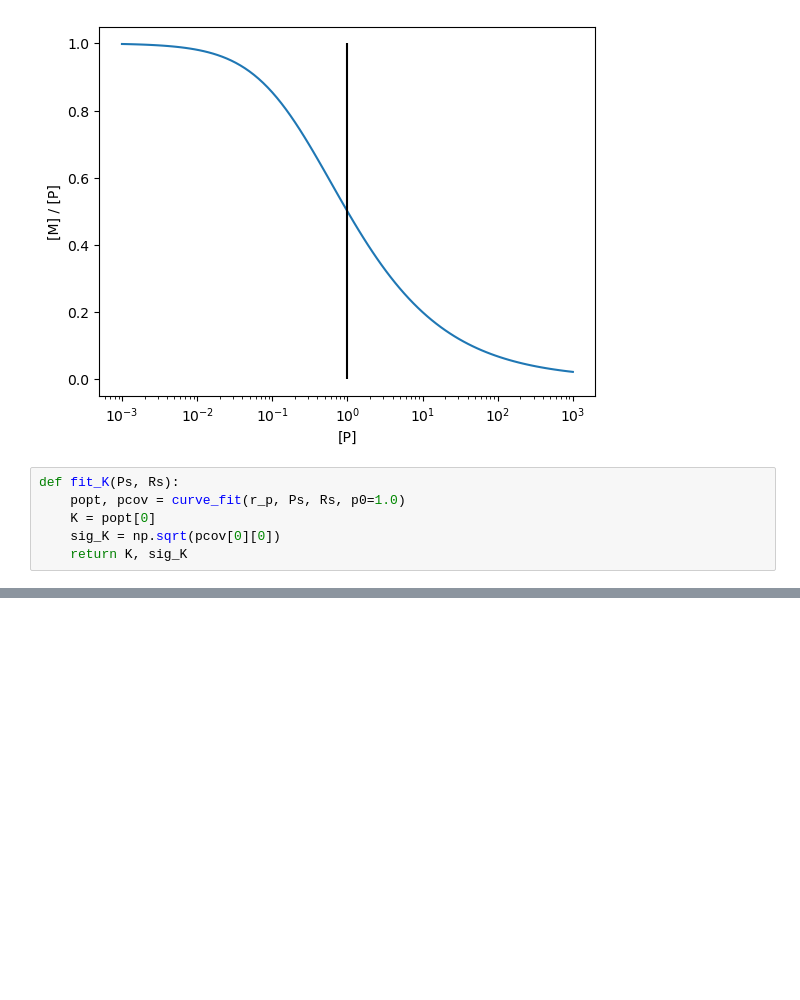
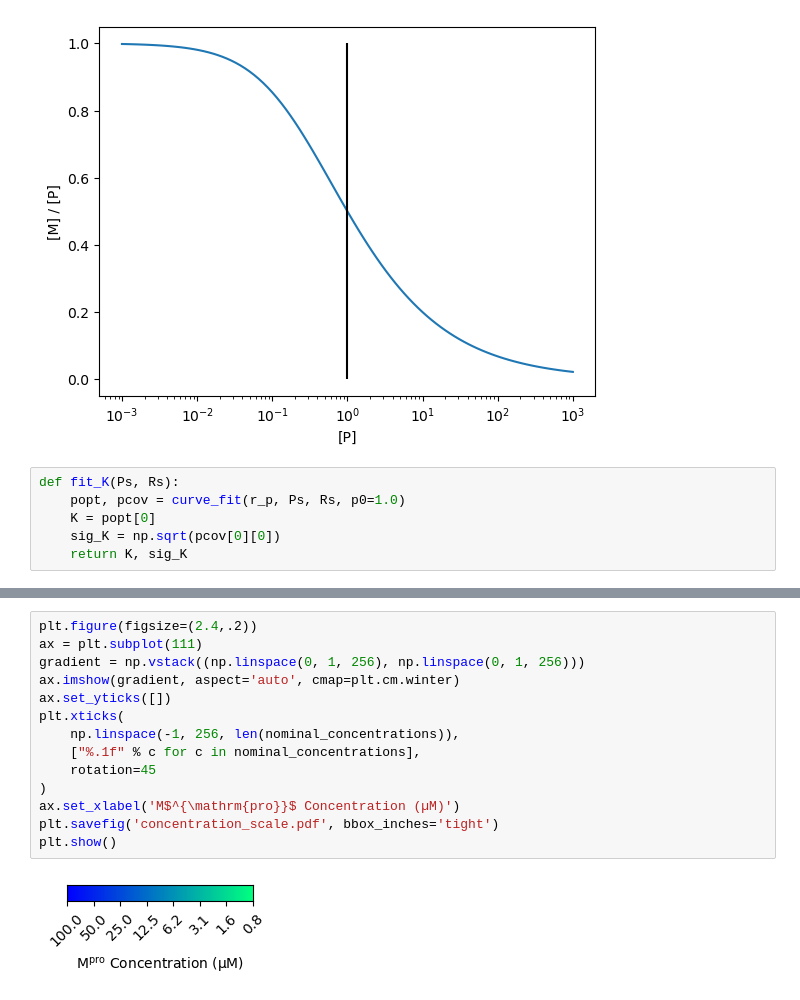
Before and after one commit to tjlane/mpro-oxidation, a Jupyter notebook: plot_sec.ipynb, the cells around one changed output, grey strips where cells are left out. Cells and saved outputs as stored; diff of their text form; blank space fills up the shorter version.

```diff
--- a/plot_sec.ipynb
+++ b/plot_sec.ipynb
@@ -266 +266,17 @@ for sample in samples:
 [figure]
+# %%
+plt.figure(figsize=(2.4,.2))
+ax = plt.subplot(111)
+gradient = np.vstack((np.linspace(0, 1, 256), np.linspace(0, 1, 256)))
+ax.imshow(gradient, aspect='auto', cmap=plt.cm.winter)
+ax.set_yticks([])
+plt.xticks(
+    np.linspace(-1, 256, len(nominal_concentrations)),
+    ["%.1f" % c for c in nominal_concentrations],
+    rotation=45
+)
+ax.set_xlabel('M$^{\mathrm{pro}}$ Concentration (µM)')
+plt.savefig('concentration_scale.pdf', bbox_inches='tight')
+plt.show()
+# %% [output]
+[figure, added]
```
Also changed, not shown: parts of 4 cells of this notebook.
